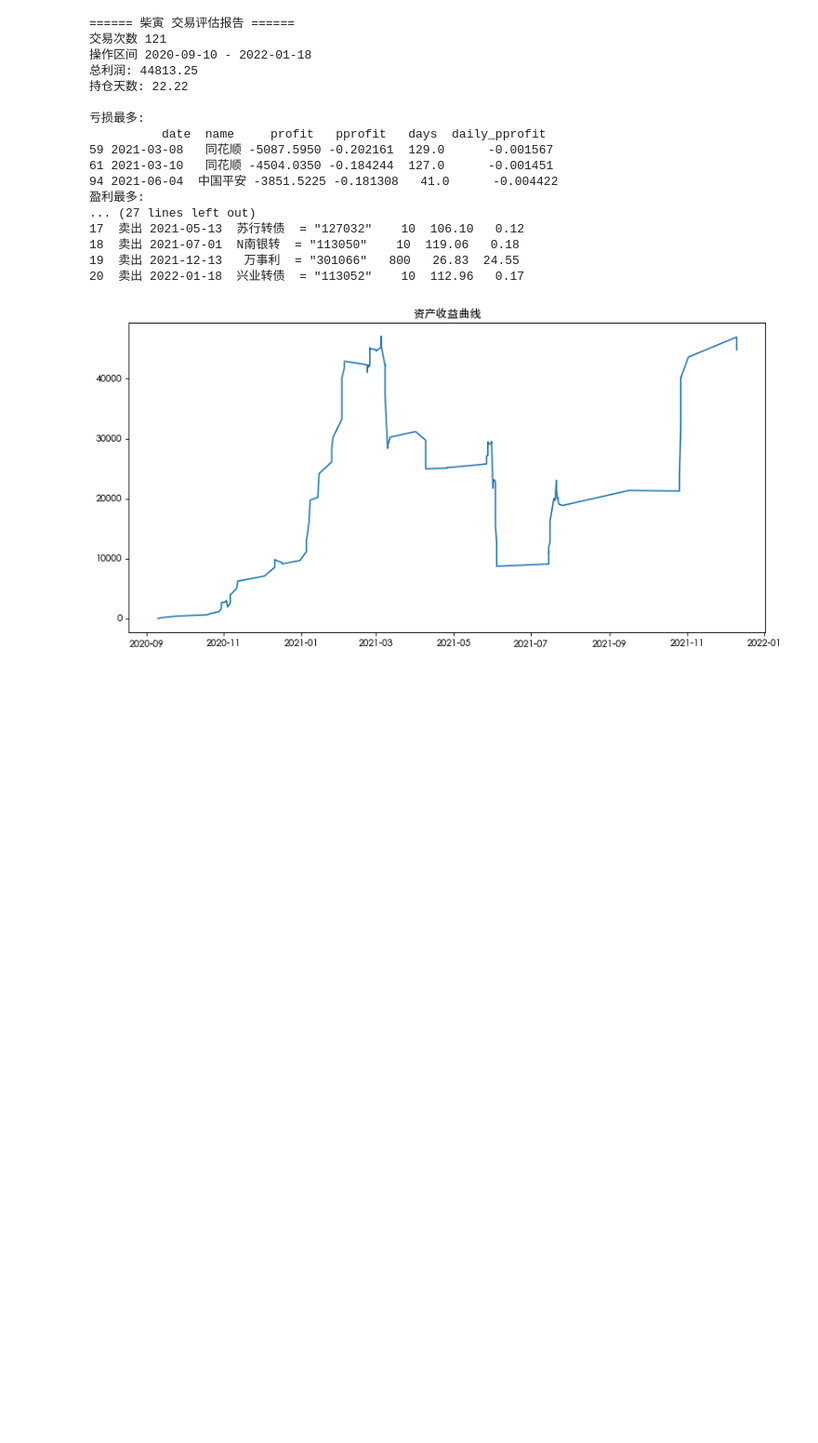
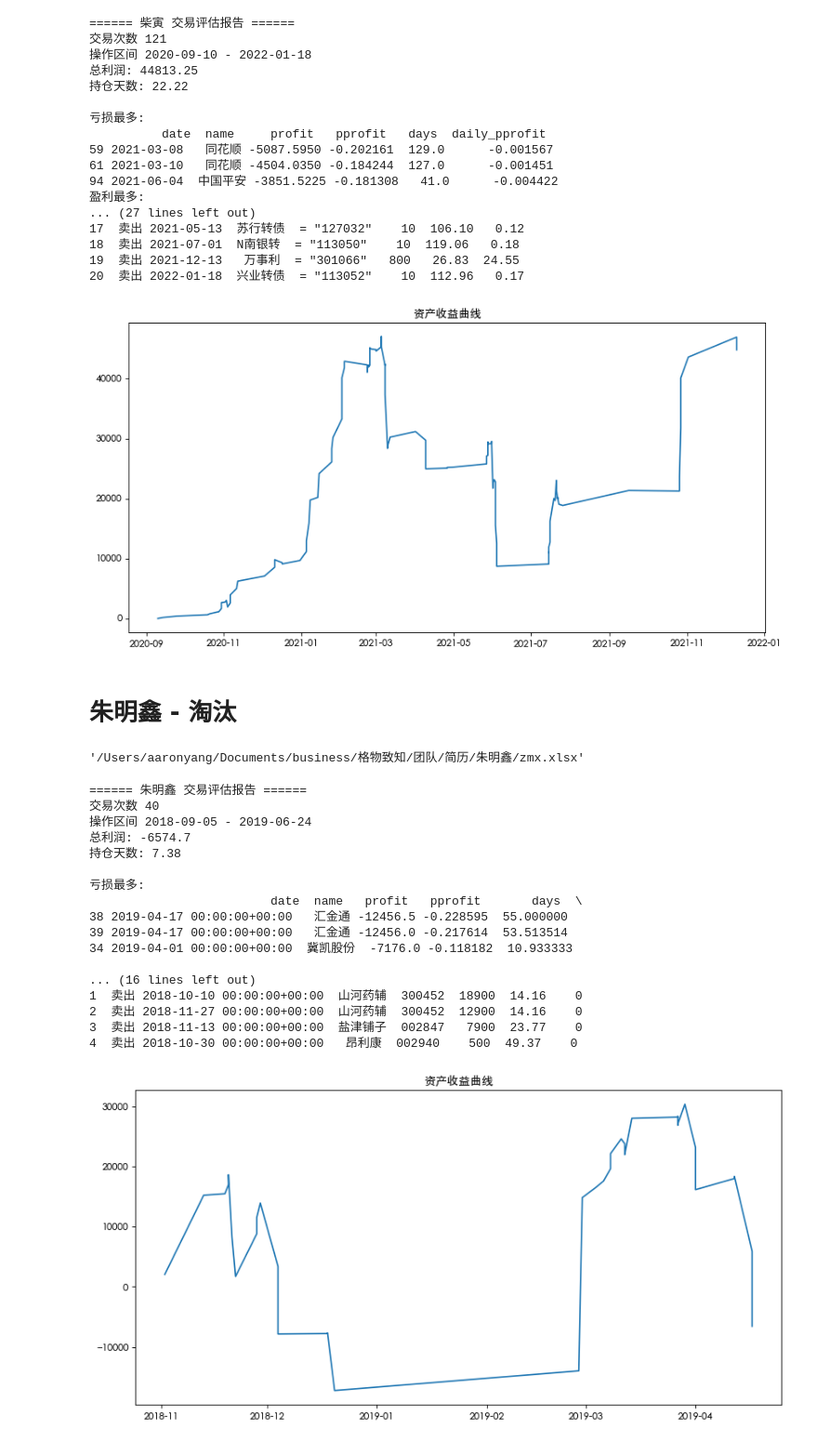
Before and after one commit to zillionare/alpha, a Jupyter notebook: alpha/notebook/交易员评估.ipynb, the cells around one changed output. Shown at 93% size. Saved outputs shown, nothing was run; the diff lists cells and outputs as text; code cells hidden in the pictures; blank space fills up the shorter version.

```diff
--- a/alpha/notebook/交易员评估.ipynb
+++ b/alpha/notebook/交易员评估.ipynb
@@ -754,3 +754,52 @@ e.run()
 浙农股份   16.22/16.15 18.68       15%
 奥维通信   6.96        7.26        4%
 恒宝股份   16.21       17.12       5.6%
+# %% [markdown]
+# 朱明鑫 - 淘汰
+# %%
+name = "朱明鑫"
+file = get_file(name, "zmx.xlsx")
+# %%
+file
+# %% [output]
+'/Users/aaronyang/Documents/business/格物致知/团队/简历/朱明鑫/zmx.xlsx'
+# %%
+def preprocess_zmx(file):
+    from omicron.models.timeframe import TimeFrame
+    import arrow
+    df = pd.read_excel(file)
+
+    valid = []
+    dates = []
+    for index , row in df.iterrows():
+        dt = row["成交日期"]
+        if isinstance(dt, int):
+            valid.append(index)
+            dates.append(arrow.get(TimeFrame.int2date(dt)).datetime)
+
+    df = df.iloc[valid]
+    df["成交日期"] = dates
+    df["fee"] = 0
+    return df
+# %%
+e = Evaluator(name, file, preprocess_zmx)
+e.run()
+# %% [output]
+====== 朱明鑫 交易评估报告 ======
+交易次数 40
+操作区间 2018-09-05 - 2019-06-24
+总利润: -6574.7
+持仓天数: 7.38
+
+亏损最多:
+                         date  name   profit   pprofit       days  \
+38 2019-04-17 00:00:00+00:00   汇金通 -12456.5 -0.228595  55.000000
+39 2019-04-17 00:00:00+00:00   汇金通 -12456.0 -0.217614  53.513514
+34 2019-04-01 00:00:00+00:00  冀凯股份  -7176.0 -0.118182  10.933333
+
+... (16 lines left out)
+1  卖出 2018-10-10 00:00:00+00:00  山河药辅  300452  18900  14.16    0
+2  卖出 2018-11-27 00:00:00+00:00  山河药辅  300452  12900  14.16    0
+3  卖出 2018-11-13 00:00:00+00:00  盐津铺子  002847   7900  23.77    0
+4  卖出 2018-10-30 00:00:00+00:00   昂利康  002940    500  49.37    0
+[figure, added]
```
Also changed, not shown: parts of 6 cells of this notebook, 20 other files.
